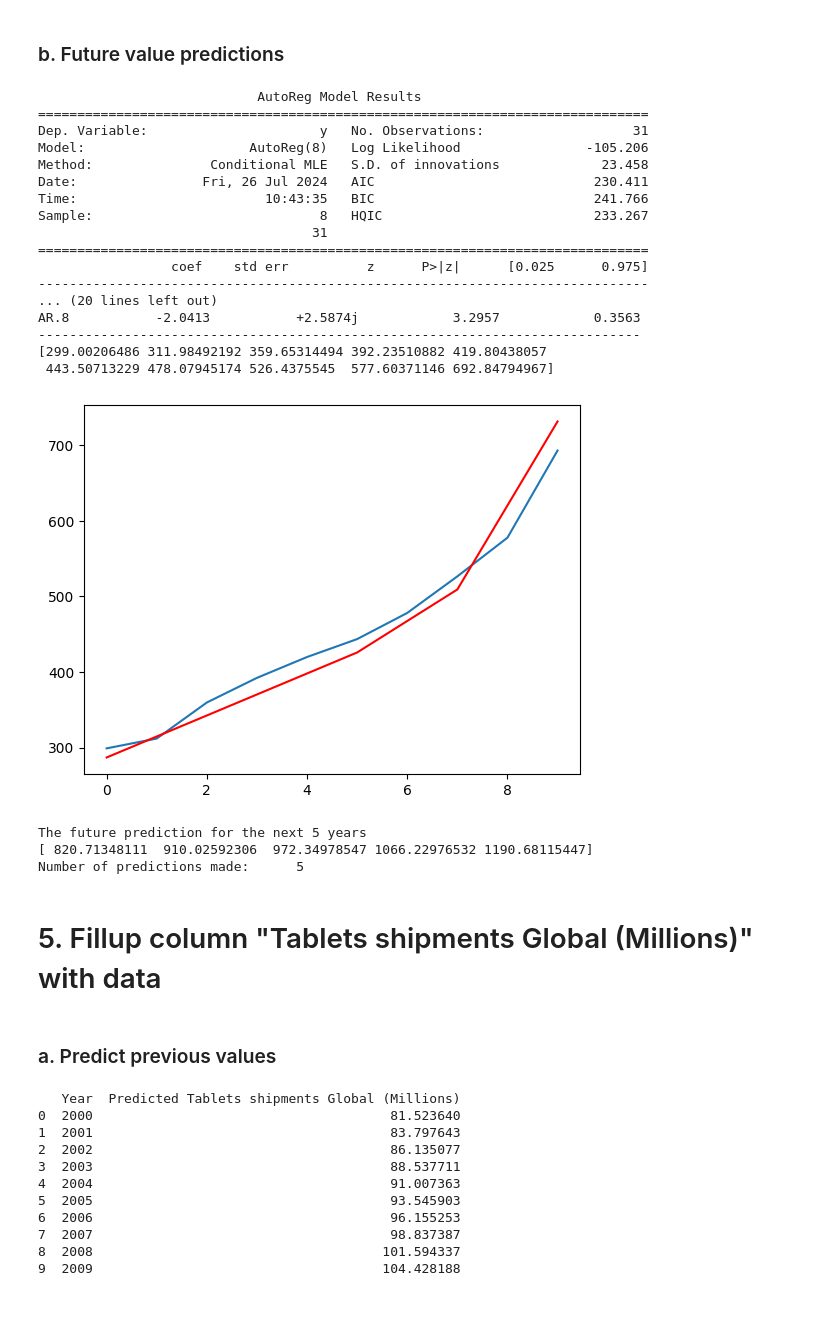
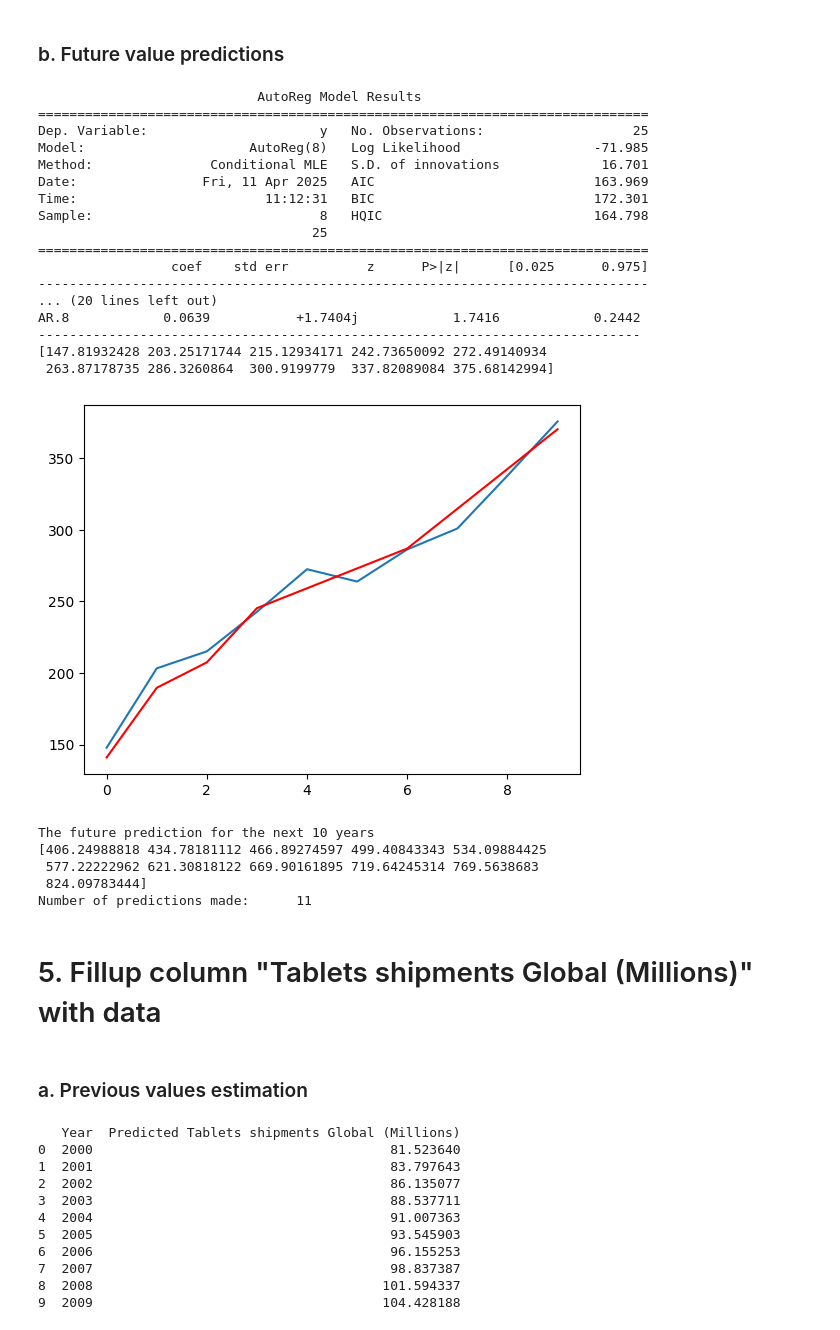
Before and after one commit to Akib13/Emission_of_ICT_calculation, a Jupyter notebook: Data processing/ICT_Devices.ipynb, the cells around one changed output. Cells and saved outputs as stored; diff of their text form; code cells hidden in the pictures.

```diff
--- a/ICT_Devices.ipynb
+++ b/Data processing/ICT_Devices.ipynb
@@ -636,63 +666,66 @@ from statsmodels.tsa.ar_model import AutoReg
 
 # Prepare the data
 data = {
-    "Year": np.arange(2000, 2031),
-    "Devices Electricity Usage": [37.5785407, 42.36975564, 47.57014775, 53.21469336, 59.34129853, 65.99116007, 73.20894603,
-                                  60, 64, 98.77597273, 108.7937391, 186, 144, 144.278949, 158.182878, 141, 189.654572, 207.4338055,
-                                  245.2936426, 259.1786464, 273.0636501, 286.9486539, 314.7186614, 342.4886689, 370.2586764, 398.0286839,
-                                  425.7986914, 467.4537027, 509.1087139, 620.188744, 731.268774],
+    "Year": np.arange(2000, 2025),
+    "Devices Electricity Usage": [37.5785407, 42.36975564, 47.57014775, 53.21469336, 59.34129853,
+                                   65.99116007, 73.20894603, 60, 64, 98.77597273, 108.7937391,
+                                     186, 144, 144.278949, 158.182878, 141, 189.654572,
+                                     207.4338055, 245.2936426, 259.1786464, 273.0636501,
+                                     286.9486539, 314.7186614, 342.4886689, 370.2586764],
 }
 
 # Create DataFrame
 df = pd.DataFrame(data)
 df.set_index("Year", inplace=True)
 X=df.values
 
 train = X[:len(X)-10]
 test = X[len(X)-10:]
 
 model = AutoReg(X,lags=8).fit()
 
 print(model.summary())
 
 pred = model.predict(start=len(train),end=len(X)-1,dynamic=False)
 
 from matplotlib import pyplot
 pyplot.plot(pred)
 pyplot.plot(test, color= 'red')
 print(pred)
 # %% [output]
                             AutoReg Model Results
 ==============================================================================
-Dep. Variable:                      y   No. Observations:                   31
-Model:                     AutoReg(8)   Log Likelihood                -105.206
-Method:               Conditional MLE   S.D. of innovations             23.458
-Date:                Fri, 26 Jul 2024   AIC                            230.411
-Time:                        10:43:35   BIC                            241.766
-Sample:                             8   HQIC                           233.267
-                                   31
+Dep. Variable:                      y   No. Observations:                   25
+Model:                     AutoReg(8)   Log Likelihood                 -71.985
+Method:               Conditional MLE   S.D. of innovations             16.701
+Date:                Fri, 11 Apr 2025   AIC                            163.969
+Time:                        11:12:31   BIC                            172.301
+Sample:                             8   HQIC                           164.798
+                                   25
 ==============================================================================
                  coef    std err          z      P>|z|      [0.025      0.975]
 ------------------------------------------------------------------------------
 ... (20 lines left out)
-AR.8           -2.0413           +2.5874j            3.2957            0.3563
+AR.8            0.0639           +1.7404j            1.7416            0.2442
 -----------------------------------------------------------------------------
-[299.00206486 311.98492192 359.65314494 392.23510882 419.80438057
- 443.50713229 478.07945174 526.4375545  577.60371146 692.84794967]
+[147.81932428 203.25171744 215.12934171 242.73650092 272.49140934
+ 263.87178735 286.3260864  300.9199779  337.82089084 375.68142994]
-[figure, old version]
+[figure, new version]
 # %%
-pred_future = model.predict(start=len(X), end=len(X)+4, dynamic=False)
-print("The future prediction for the next 5 years")
+pred_future = model.predict(start=len(X), end=len(X)+10, dynamic=False)
+print("The future prediction for the next 10 years")
 print(pred_future)
 print('Number of predictions made: \t', len(pred_future))
 # %% [output]
-The future prediction for the next 5 years
-[ 820.71348111  910.02592306  972.34978547 1066.22976532 1190.68115447]
-Number of predictions made:      5
+The future prediction for the next 10 years
+[406.24988818 434.78181112 466.89274597 499.40843343 534.09884425
+ 577.22222962 621.30818122 669.90161895 719.64245314 769.5638683
+ 824.09783444]
+Number of predictions made:      11
 # %% [markdown]
 # 5. Fillup column "Tablets shipments Global (Millions)" with data
 # %% [markdown]
-### a. Predict previous values
+### a. Previous values estimation
 # %%
 import pandas as pd
 import numpy as np
```
Also changed, not shown: parts of 59 cells of this notebook, 50 other files.
